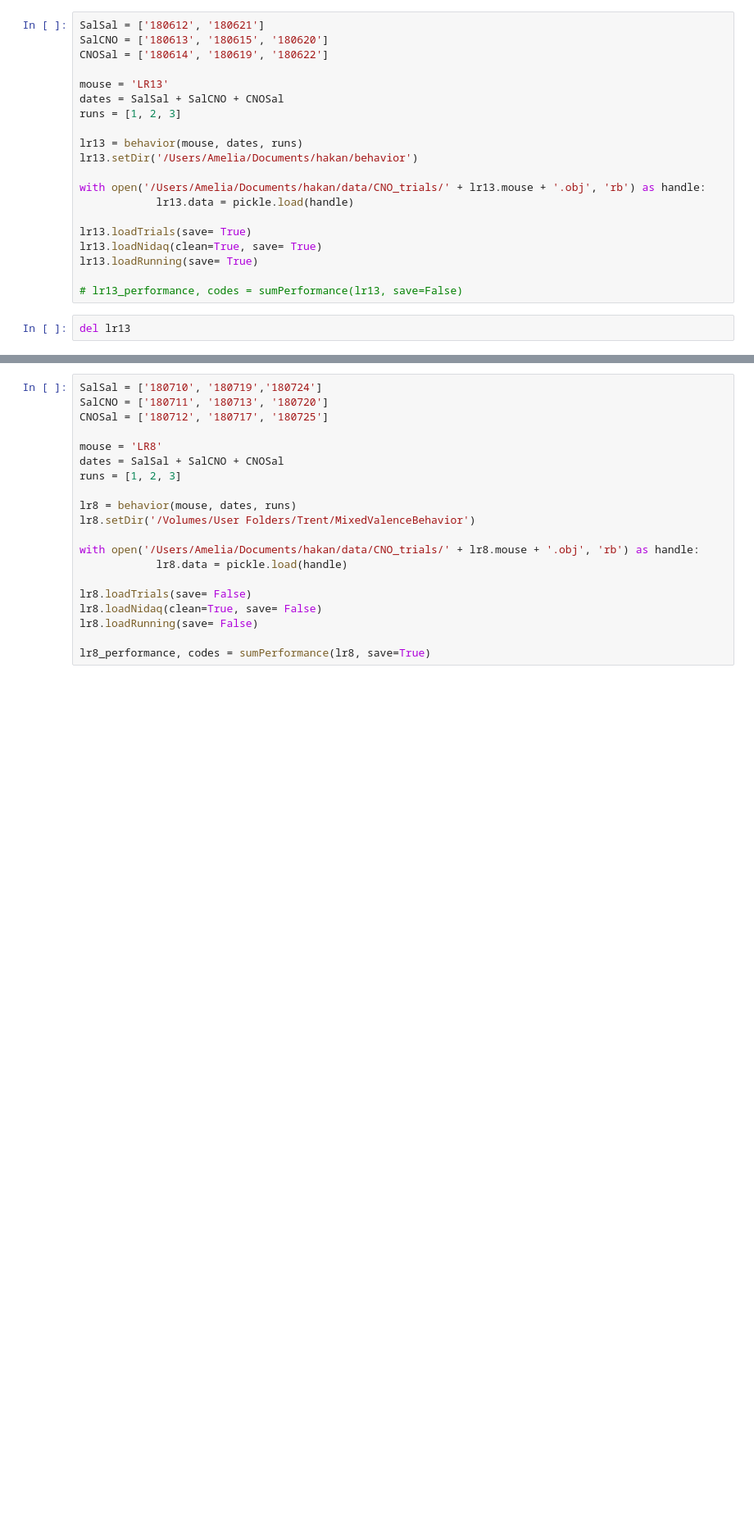
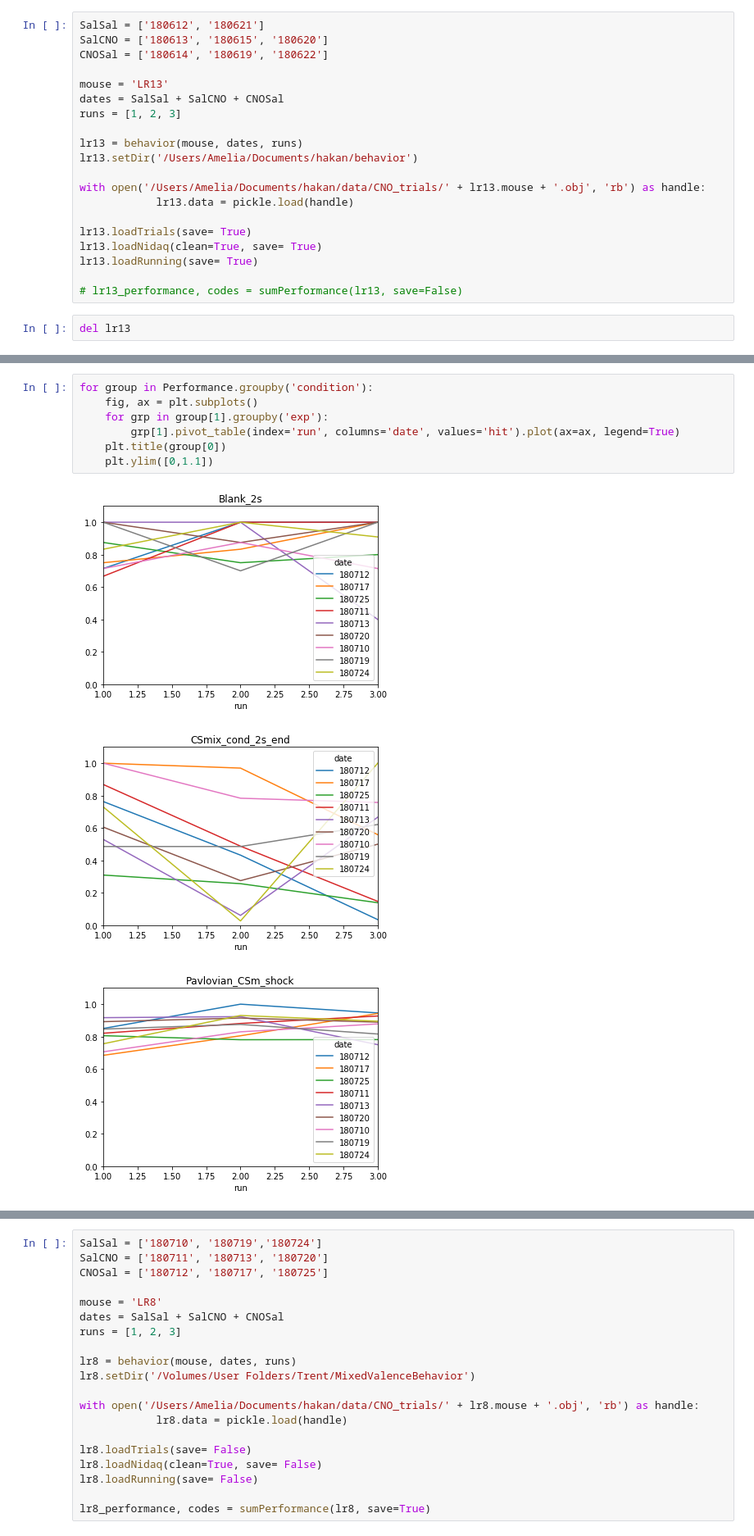
Before and after one commit to hkucukdereli/behavior, a Jupyter notebook: Untitled.ipynb, the cells around one changed output, grey strips where cells are left out. Shown at 82% size. Drawn from its saved outputs; the diff is of its cells as text; blank space fills up the shorter version.

```diff
--- a/Untitled.ipynb
+++ b/Untitled.ipynb
@@ -228,0 +338,11 @@ fig, ax = plotSummary(lr13_performance, save=True)
+# %%
+for group in Performance.groupby('condition'):
+    fig, ax = plt.subplots()
+    for grp in group[1].groupby('exp'):
+        grp[1].pivot_table(index='run', columns='date', values='hit').plot(ax=ax, legend=True)
+    plt.title(group[0])
+    plt.ylim([0,1.1])
+# %% [output]
+[figure, added]
+[figure, added]
+[figure, added]
```
Also changed, not shown: parts of 20 cells of this notebook, 3 other files.
